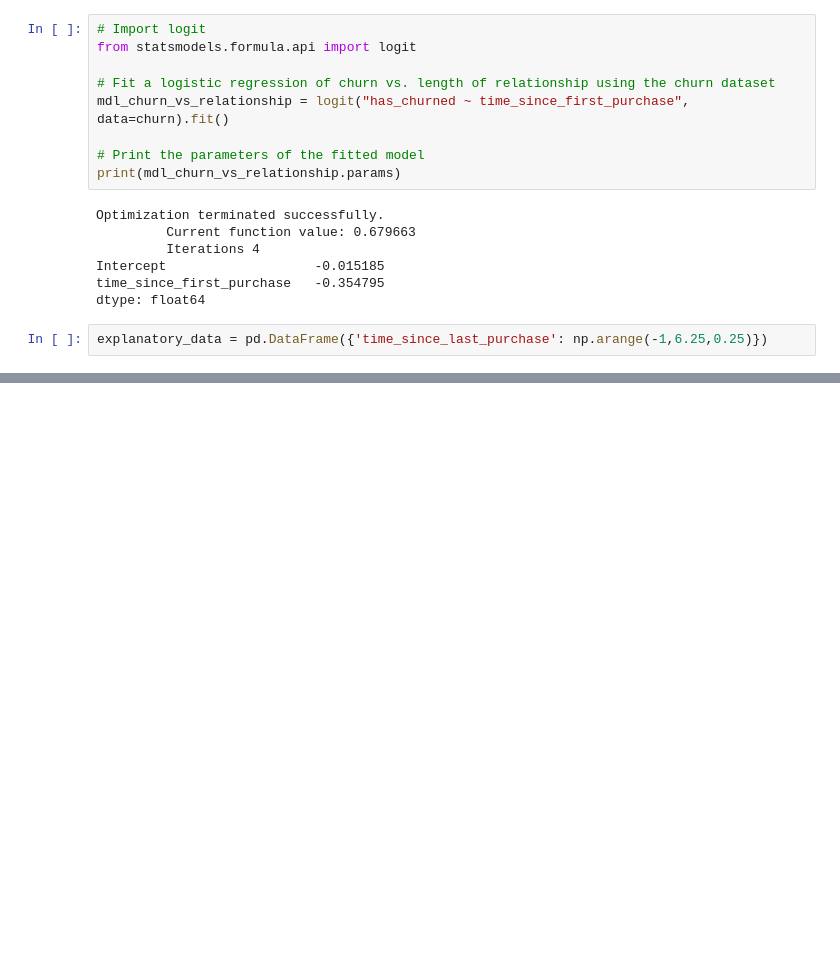
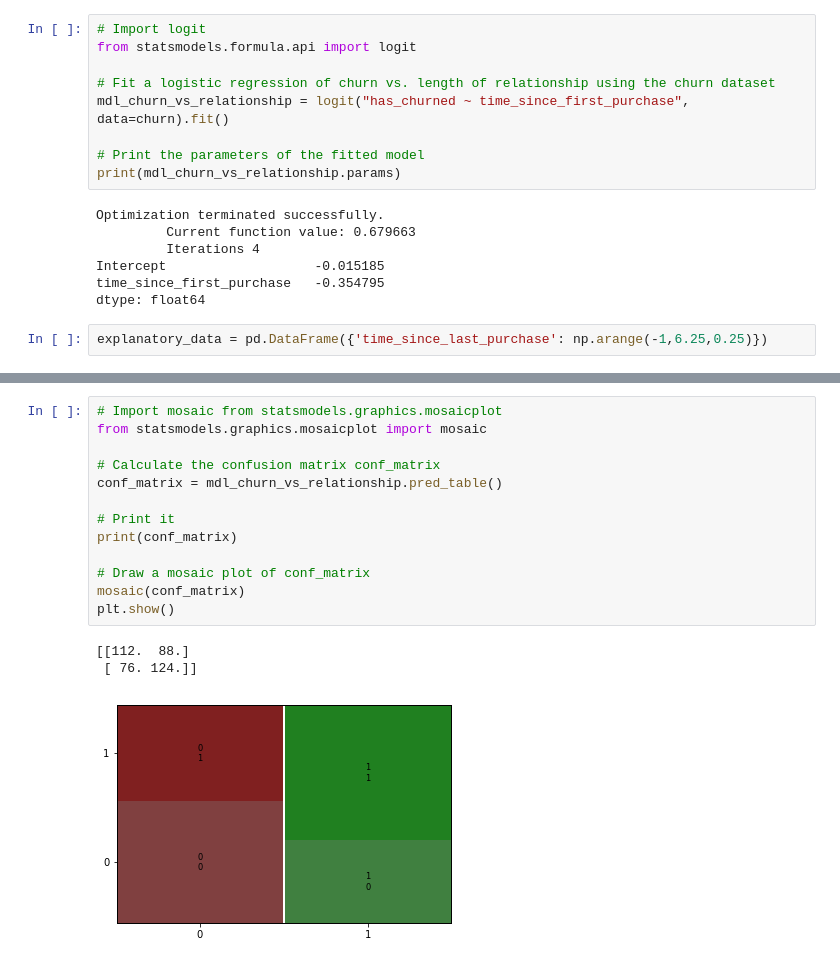
Before and after one commit to Mahnoor-Rana/Stats-Model-with-Python, a Jupyter notebook: Simple Logistic Regression Modeling/Simple Logistic Regression Modeling.ipynb, the cells around one changed output, grey strips where cells are left out. Cells and saved outputs as stored; diff of their text form; blank space fills up the shorter version.

```diff
--- a/Simple Logistic Regression Modeling/Simple Logistic Regression Modeling.ipynb
+++ b/Simple Logistic Regression Modeling/Simple Logistic Regression Modeling.ipynb
@@ -76,0 +113,17 @@ explanatory_data = pd.DataFrame({'time_since_last_purchase': np.arange(-1,6.25,0
+# %%
+# Import mosaic from statsmodels.graphics.mosaicplot
+from statsmodels.graphics.mosaicplot import mosaic
+
+# Calculate the confusion matrix conf_matrix
+conf_matrix = mdl_churn_vs_relationship.pred_table()
+
+# Print it
+print(conf_matrix)
+
+# Draw a mosaic plot of conf_matrix
+mosaic(conf_matrix)
+plt.show()
+# %% [output]
+[[112.  88.]
+ [ 76. 124.]]
+[figure, added]
```
Also changed, not shown: parts of 5 cells of this notebook, 1 other file.
